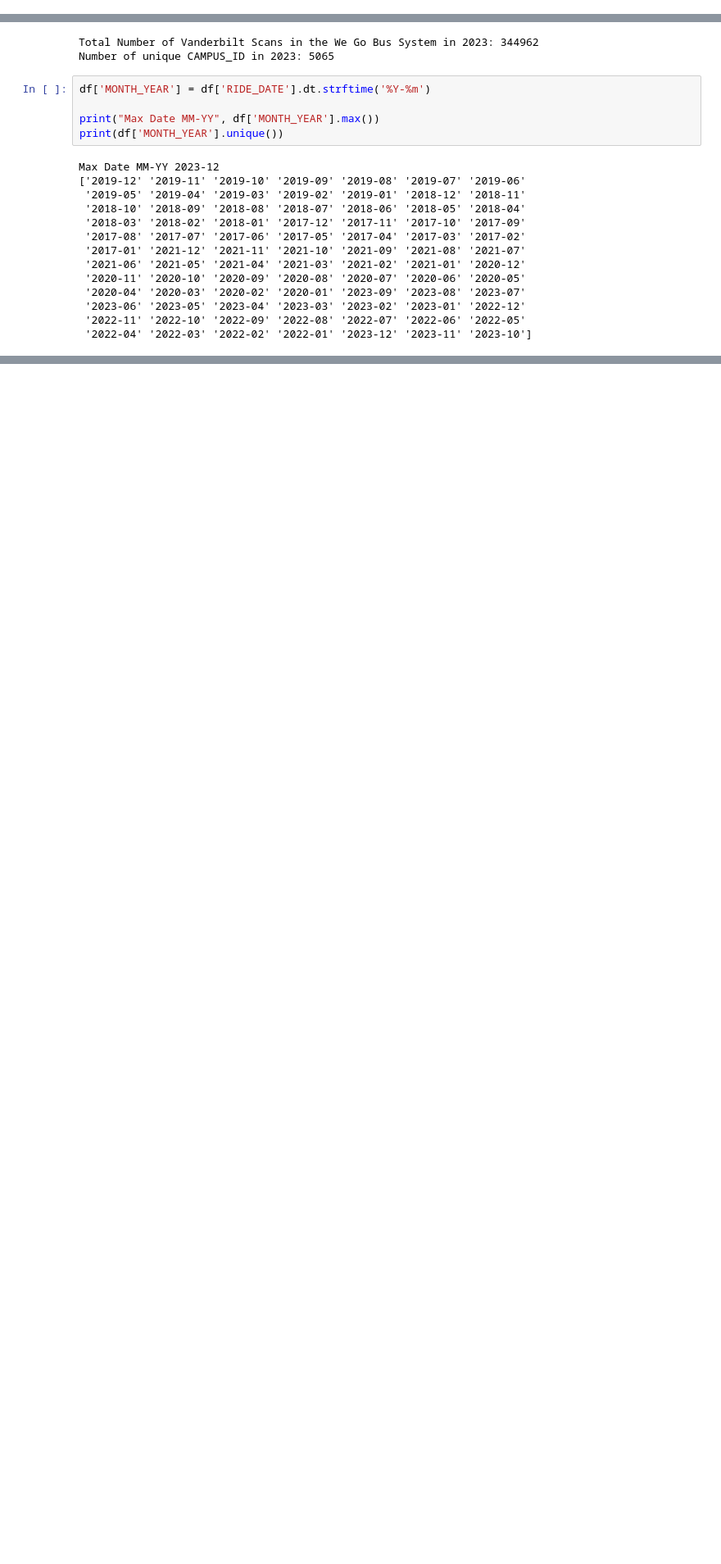
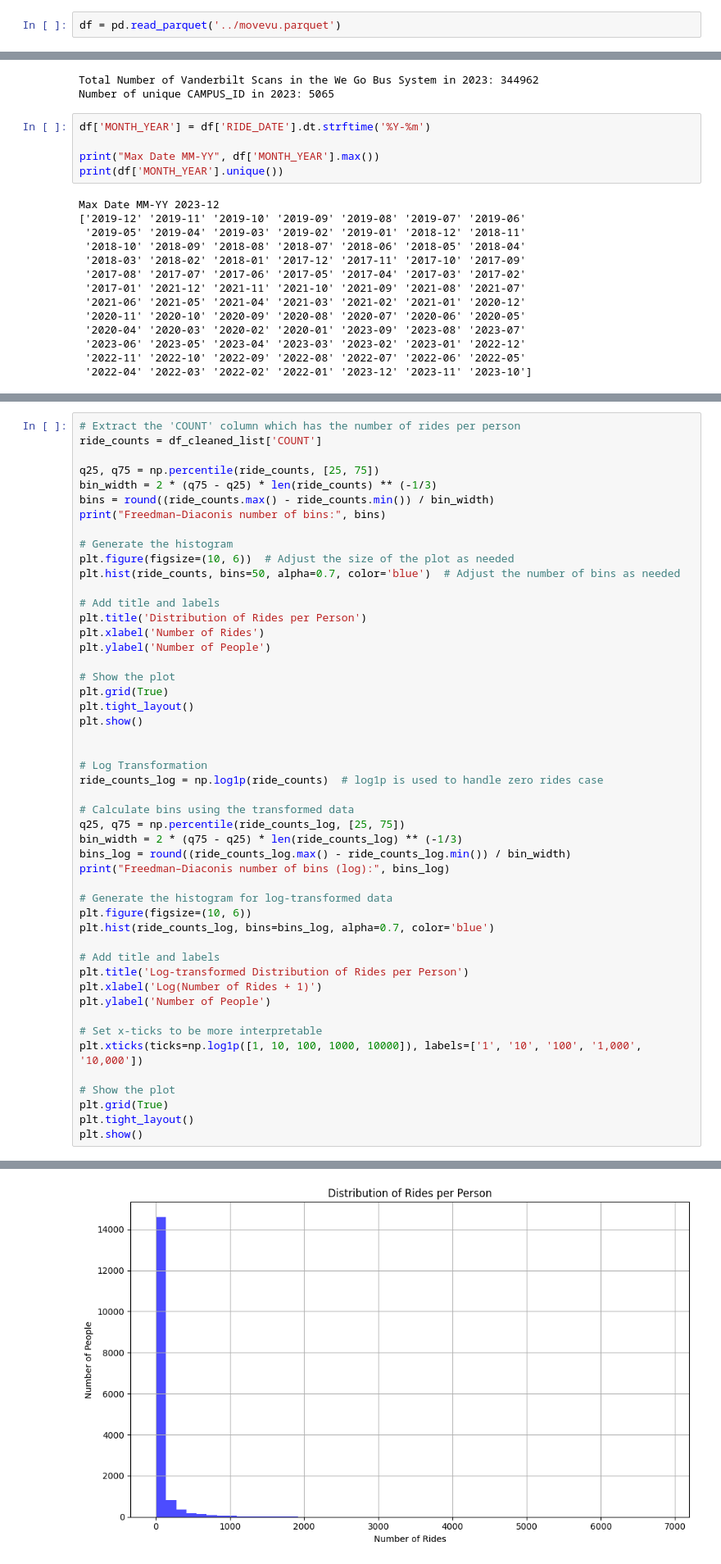
Before and after one commit to SySyAli/vanderbilt_movevu, a Jupyter notebook: testing/testing3.ipynb, the cells around one changed output, grey strips where cells are left out. Shown: that part at 82% size. Drawn from its saved outputs; the diff is of its cells as text; blank space fills up the shorter version.

Commit message:
Adding two more graphs for dashboard

```diff
--- a/testing/testing3.ipynb
+++ b/testing/testing3.ipynb
@@ -30,0 +5,2 @@ Total Number of Vanderbilt Scans in the We Go Bus System: 1863442
+# %%
+df = pd.read_parquet('../movevu.parquet')
@@ -110,0 +111,50 @@ check_pre_grouping         CARDOFFICE_CARD_NUMBER CARD_ID_STATUS
+# %%
+# Extract the 'COUNT' column which has the number of rides per person
+ride_counts = df_cleaned_list['COUNT']
+
+q25, q75 = np.percentile(ride_counts, [25, 75])
+bin_width = 2 * (q75 - q25) * len(ride_counts) ** (-1/3)
+bins = round((ride_counts.max() - ride_counts.min()) / bin_width)
+print("Freedman–Diaconis number of bins:", bins)
+
+# Generate the histogram
+plt.figure(figsize=(10, 6))  # Adjust the size of the plot as needed
+plt.hist(ride_counts, bins=50, alpha=0.7, color='blue')  # Adjust the number of bins as needed
+
+# Add title and labels
+plt.title('Distribution of Rides per Person')
+plt.xlabel('Number of Rides')
+plt.ylabel('Number of People')
+
+# Show the plot
+plt.grid(True)
+plt.tight_layout()
+plt.show()
+
+
+# Log Transformation
+ride_counts_log = np.log1p(ride_counts)  # log1p is used to handle zero rides case
+
+# Calculate bins using the transformed data
+q25, q75 = np.percentile(ride_counts_log, [25, 75])
+bin_width = 2 * (q75 - q25) * len(ride_counts_log) ** (-1/3)
+bins_log = round((ride_counts_log.max() - ride_counts_log.min()) / bin_width)
+print("Freedman–Diaconis number of bins (log):", bins_log)
+
+# Generate the histogram for log-transformed data
+plt.figure(figsize=(10, 6))
+plt.hist(ride_counts_log, bins=bins_log, alpha=0.7, color='blue')
+
+# Add title and labels
+plt.title('Log-transformed Distribution of Rides per Person')
+plt.xlabel('Log(Number of Rides + 1)')
+plt.ylabel('Number of People')
+
+# Set x-ticks to be more interpretable
+plt.xticks(ticks=np.log1p([1, 10, 100, 1000, 10000]), labels=['1', '10', '100', '1,000', '10,000'])
+
+# Show the plot
+plt.grid(True)
+plt.tight_layout()
+plt.show()
+# %% [output]
@@ -110,0 +162 @@ check_pre_grouping         CARDOFFICE_CARD_NUMBER CARD_ID_STATUS
+[figure, added]
```
Also changed, not shown: parts of 12 cells of this notebook, 2 other files.
